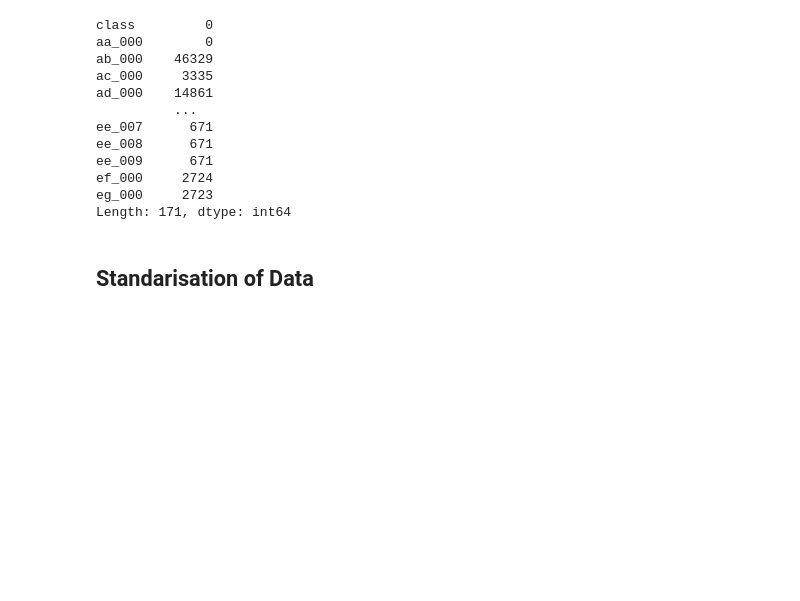
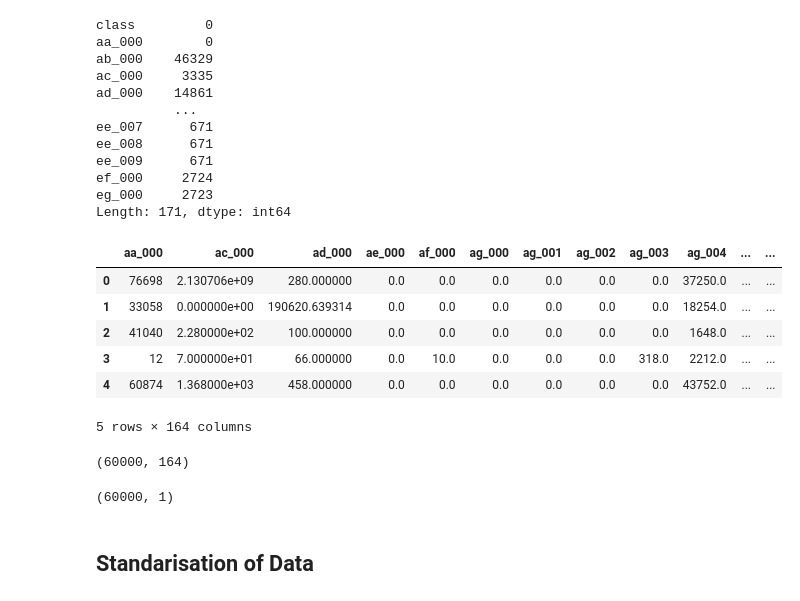
Before and after one commit to CourtneySara/DPrep_HDip_CA1, a Jupyter notebook: Courtney_DPrepHDip_CA1.ipynb, the cells around one changed output. Drawn from its saved outputs; the diff is of its cells as text; code cells hidden in the pictures; blank space fills up the shorter version.

```diff
--- a/Courtney_DPrepHDip_CA1.ipynb
+++ b/Courtney_DPrepHDip_CA1.ipynb
@@ -251,3 +297,21 @@ X.fillna(X.mean(), inplace=True)
+# %%
+X.head()
+# %% [output]
+|  | aa_000 | ac_000 | ad_000 | ae_000 | af_000 | ag_000 | ag_001 | ag_002 | ag_003 | ag_004 | ... | ... |
+| 0 | 76698 | 2.130706e+09 | 280.000000 | 0.0 | 0.0 | 0.0 | 0.0 | 0.0 | 0.0 | 37250.0 | ... | ... |
+| 1 | 33058 | 0.000000e+00 | 190620.639314 | 0.0 | 0.0 | 0.0 | 0.0 | 0.0 | 0.0 | 18254.0 | ... | ... |
+| 2 | 41040 | 2.280000e+02 | 100.000000 | 0.0 | 0.0 | 0.0 | 0.0 | 0.0 | 0.0 | 1648.0 | ... | ... |
+| 3 | 12 | 7.000000e+01 | 66.000000 | 0.0 | 10.0 | 0.0 | 0.0 | 0.0 | 318.0 | 2212.0 | ... | ... |
+| 4 | 60874 | 1.368000e+03 | 458.000000 | 0.0 | 0.0 | 0.0 | 0.0 | 0.0 | 0.0 | 43752.0 | ... | ... |
+5 rows × 164 columns
+# %%
+X.shape
+# %% [output]
+(60000, 164)
+# %%
+y.shape
+# %% [output]
+(60000, 1)
 # %% [markdown]
 ## Standarisation of Data
 # %%
```
Also changed, not shown: parts of 13 cells of this notebook.
